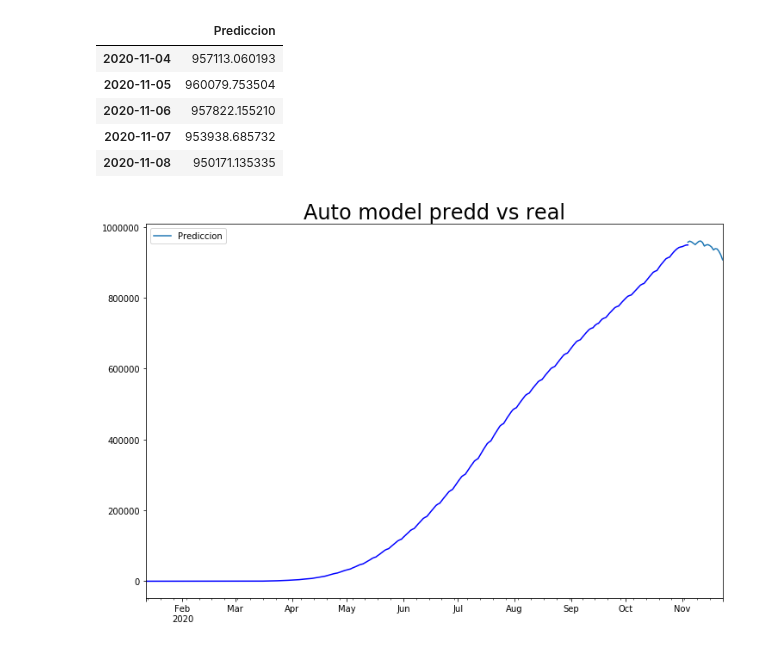
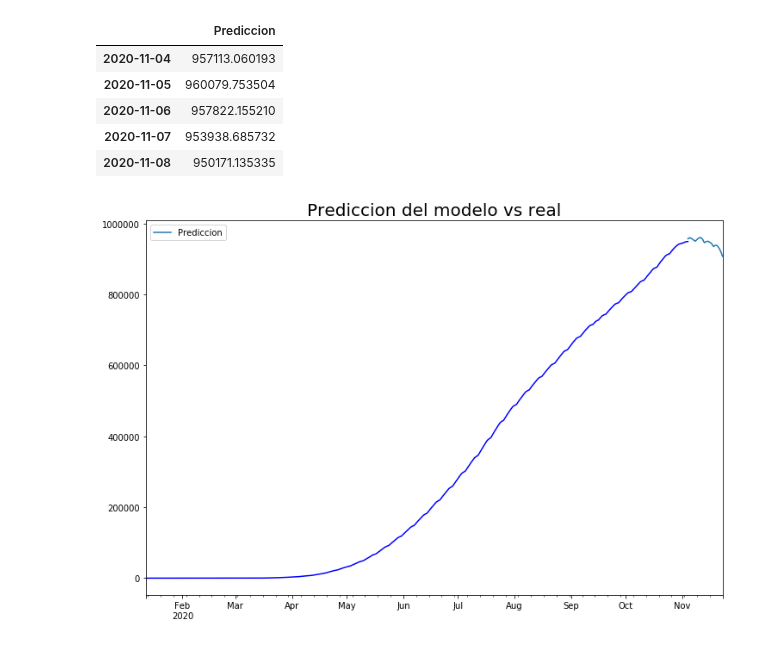
Before and after one commit to artthuro6/Covid-19, a Jupyter notebook: notebooks/Predicciones Con Diferentes Modelos.ipynb, the cells around one changed output. Saved outputs shown, nothing was run; the diff lists cells and outputs as text; code cells hidden in the pictures.

Commit message:
Cambiando nombre de la grafica de predicciones

```diff
--- a/notebooks/Predicciones Con Diferentes Modelos.ipynb
+++ b/notebooks/Predicciones Con Diferentes Modelos.ipynb
@@ -211,7 +211,7 @@ df_auto_pred.head()
 # %%
 df_auto_pred.plot(figsize=(12,8))
 df_nac.Acomulados.plot(color = 'blue')
-plt.title('Auto model predd vs real', size = 24)
+plt.title('Prediccion del modelo vs real', size = 20)
 plt.show()
 # %% [output]
-[figure, old version]
+[figure, new version]
```
